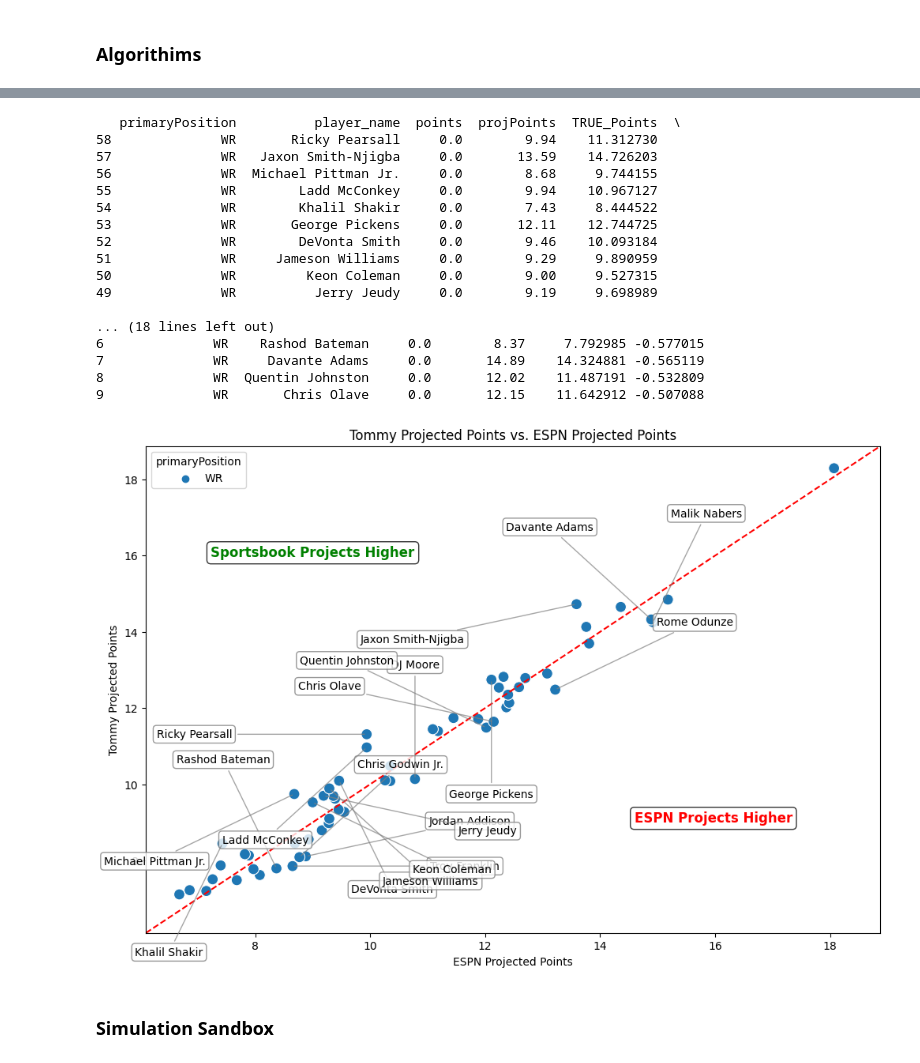
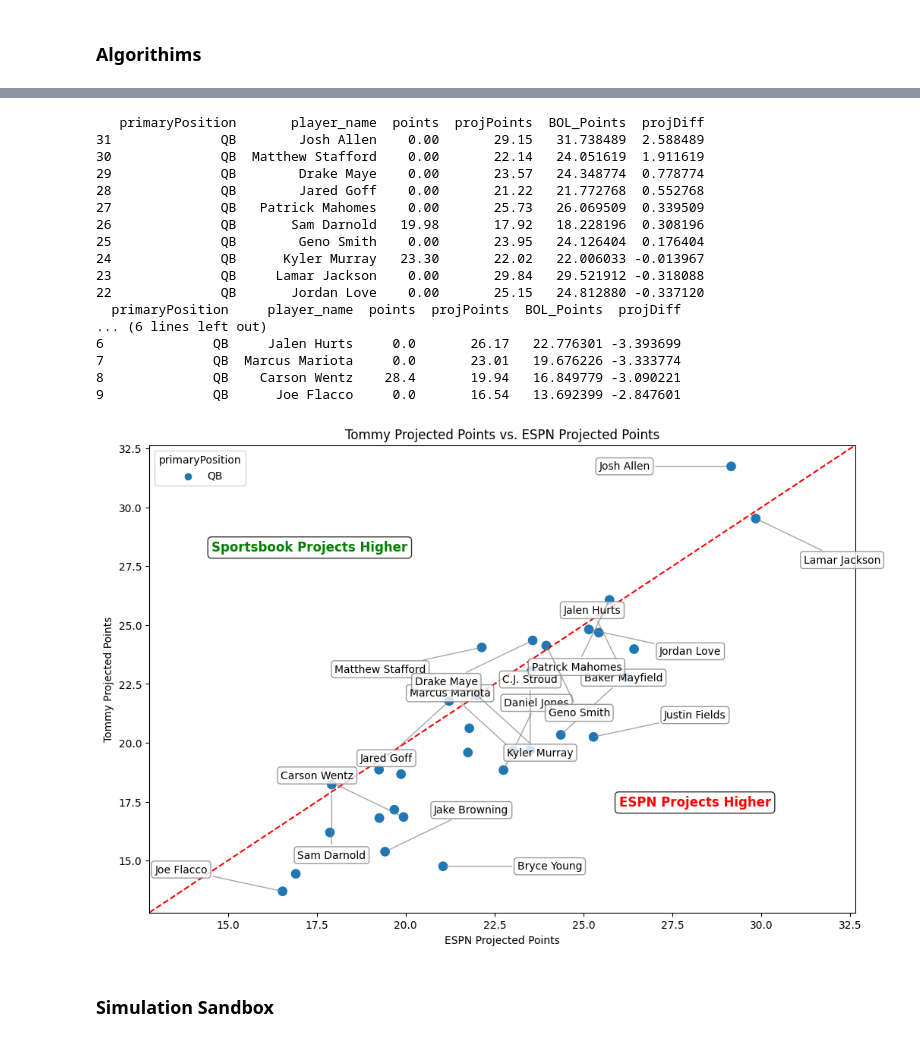
Before and after one commit to twinfield10/ESPN_FFL, a Jupyter notebook: FF Analysis Notebook.ipynb, the cells around one changed output, grey strips where cells are left out. Saved outputs shown, nothing was run; the diff lists cells and outputs as text; code cells hidden in the pictures.

Commit message:
Week 4 update

```diff
--- a/FF Analysis Notebook.ipynb
+++ b/FF Analysis Notebook.ipynb
@@ -70,7 +70,7 @@ Requirement already satisfied: packaging in /Users/tommywinfield/Library/Python/
 # %% [markdown]
 ## 1) Set League ##
 # %%
-select_league = "John_ATL_League"
+select_league = "GOP_Degenerates"
 # Tommy Leagues: Winfield_Football, Knights_FFL, GOP_Degenerates, Weenieless_Wanderers
 # Will Leagues: 12 Dudes one Cup
 # Cooleen Leagues: Big Red Fantasy Football
@@ -261,7 +261,9 @@ def clean_bol(bol_path = "Data/Projections/BetOnline/Season/BetOnline_AllProps.p
         "Deebo Samuel Sr.":"Deebo Samuel",
         "Cameron Ward":"Cam Ward",
         "Marquise Brown":"Hollywood Brown",
-        "Ray-Ray McCloud": "Ray-Ray McCloud III"
+        "Ray-Ray McCloud": "Ray-Ray McCloud III",
+        "Chris Godwin": "Chris Godwin Jr.",
+        "Anthony Richardson": "Anthony Richardson Sr."
     }
 
     if 'proj_defensiveTotalTackles' in raw.columns:
@@ -1129,11 +1138,11 @@ def plot_proj(df = LINEUPS, week=curr_week, pos = ['QB', 'RB', 'WR', 'TE']):
     df = df[df['primaryPosition'].isin(pos)]
 
     # Filter For only Players You'd. consider playing
-    df = df[df['TRUE_Points'] > 7]
+    df = df[df['BOL_Points'] > 7]
 
-    df['projDiff'] = df['TRUE_Points'] - df['projPoints']
+    df['projDiff'] = df['BOL_Points'] - df['projPoints']
 
-    df = df[(df['projPoints'] > 0) & (df['week'] == week)].groupby(['primaryPosition', 'player_name'])[['points', 'projPoints', 'TRUE_Points', 'projDiff']].mean().sort_values(['projDiff'], ascending=True)
+    df = df[(df['projPoints'] > 0) & (df['week'] == week)].groupby(['primaryPosition', 'player_name'])[['points', 'projPoints', 'BOL_Points', 'projDiff']].mean().sort_values(['projDiff'], ascending=True)
     df = df.reset_index()
 
     # Get the top 10 highest and 10 lowest values of projDiff
@@ -1150,7 +1159,7 @@ def plot_proj(df = LINEUPS, week=curr_week, pos = ['QB', 'RB', 'WR', 'TE']):
     plt.figure(figsize=(12, 8))
 
     scatter_plot = sns.scatterplot(
-        y='TRUE_Points',
+        y='BOL_Points',
         x='projPoints',
         hue='primaryPosition',  # Color by primaryPosition
         data=df,
@@ -1159,7 +1168,7 @@ def plot_proj(df = LINEUPS, week=curr_week, pos = ['QB', 'RB', 'WR', 'TE']):
 
     for line in range(0, top_bottom_projDiff.shape[0]):
         x_point = top_bottom_projDiff.projPoints.iloc[line]
-        y_point = top_bottom_projDiff.TRUE_Points.iloc[line]
+        y_point = top_bottom_projDiff.BOL_Points.iloc[line]
 
         # Create different offsets for different positions to avoid overlap
         # You can adjust these multipliers to spread labels further
@@ -1180,11 +1189,11 @@ def plot_proj(df = LINEUPS, week=curr_week, pos = ['QB', 'RB', 'WR', 'TE']):
         )
 
     # Add a line with slope=1 and intercept=0 (line of equality)
-    #max_val = max(df['TRUE_Points'].max(), df['projPoints'].max())  # Find the maximum value for the plot limit
+    #max_val = max(df['BOL_Points'].max(), df['projPoints'].max())  # Find the maximum value for the plot limit
 
     # Find the overall min and max across both variables
-    overall_min = min(df['projPoints'].min(), df['TRUE_Points'].min())
-    overall_max = max(df['projPoints'].max(), df['TRUE_Points'].max())
+    overall_min = min(df['projPoints'].min(), df['BOL_Points'].min())
+    overall_max = max(df['projPoints'].max(), df['BOL_Points'].max())
 
     # Add padding
     padding = (overall_max - overall_min) * 0.05
@@ -1204,52 +1213,52 @@ def plot_proj(df = LINEUPS, week=curr_week, pos = ['QB', 'RB', 'WR', 'TE']):
 
     # "ESPN Projects Higher" label (below diagonal line, in red)
     plt.text(mid_point + label_offset, mid_point - label_offset,
              'ESPN Projects Higher',
              fontsize=12,
              color='red',
              fontweight='bold',
              ha='center',
              rotation=0,  # Rotate to match the diagonal
              bbox=dict(boxstyle='round,pad=0.3', facecolor='white', alpha=0.8))
 
     # "Sportsbook Projects Higher" label (above diagonal line, in blue or green)
     plt.text(mid_point - label_offset, mid_point + label_offset,
              'Sportsbook Projects Higher',
              fontsize=12,
              color='green',  # or 'green' if you prefer
              fontweight='bold',
              ha='center',
              rotation=0,  # Rotate to match the diagonal
              bbox=dict(boxstyle='round,pad=0.3', facecolor='white', alpha=0.8))
 
     # Set plot title and labels
     plt.title('Tommy Projected Points vs. ESPN Projected Points')
     plt.ylabel('Tommy Projected Points')
     plt.xlabel('ESPN Projected Points')
 
     # Show the plot
     plt.show()
 
-plot_proj(LINEUPS, curr_week, pos = ['WR'])
+plot_proj(LINEUPS, curr_week, pos = ['QB'])
 # %% [output]
-   primaryPosition          player_name  points  projPoints  TRUE_Points  \
-58              WR       Ricky Pearsall     0.0        9.94    11.312730
-57              WR   Jaxon Smith-Njigba     0.0       13.59    14.726203
-56              WR  Michael Pittman Jr.     0.0        8.68     9.744155
-55              WR        Ladd McConkey     0.0        9.94    10.967127
-54              WR        Khalil Shakir     0.0        7.43     8.444522
-53              WR       George Pickens     0.0       12.11    12.744725
-52              WR        DeVonta Smith     0.0        9.46    10.093184
-51              WR     Jameson Williams     0.0        9.29     9.890959
-50              WR         Keon Coleman     0.0        9.00     9.527315
-49              WR          Jerry Jeudy     0.0        9.19     9.698989
-
-... (18 lines left out)
-6              WR    Rashod Bateman     0.0        8.37     7.792985 -0.577015
-7              WR     Davante Adams     0.0       14.89    14.324881 -0.565119
-8              WR  Quentin Johnston     0.0       12.02    11.487191 -0.532809
-9              WR       Chris Olave     0.0       12.15    11.642912 -0.507088
+   primaryPosition       player_name  points  projPoints  BOL_Points  projDiff
+31              QB        Josh Allen    0.00       29.15   31.738489  2.588489
+30              QB  Matthew Stafford    0.00       22.14   24.051619  1.911619
+29              QB        Drake Maye    0.00       23.57   24.348774  0.778774
+28              QB        Jared Goff    0.00       21.22   21.772768  0.552768
+27              QB   Patrick Mahomes    0.00       25.73   26.069509  0.339509
+26              QB       Sam Darnold   19.98       17.92   18.228196  0.308196
+25              QB        Geno Smith    0.00       23.95   24.126404  0.176404
+24              QB      Kyler Murray   23.30       22.02   22.006033 -0.013967
+23              QB     Lamar Jackson    0.00       29.84   29.521912 -0.318088
+22              QB       Jordan Love    0.00       25.15   24.812880 -0.337120
+  primaryPosition     player_name  points  projPoints  BOL_Points  projDiff
+... (6 lines left out)
+6              QB     Jalen Hurts     0.0       26.17   22.776301 -3.393699
+7              QB  Marcus Mariota     0.0       23.01   19.676226 -3.333774
+8              QB    Carson Wentz    28.4       19.94   16.849779 -3.090221
+9              QB      Joe Flacco     0.0       16.54   13.692399 -2.847601
-[figure, old version]
+[figure, new version]
 # %% [markdown]
 ### Simulation Sandbox
 # %%
```
Also changed, not shown: parts of 9 cells of this notebook, 16 other files.
